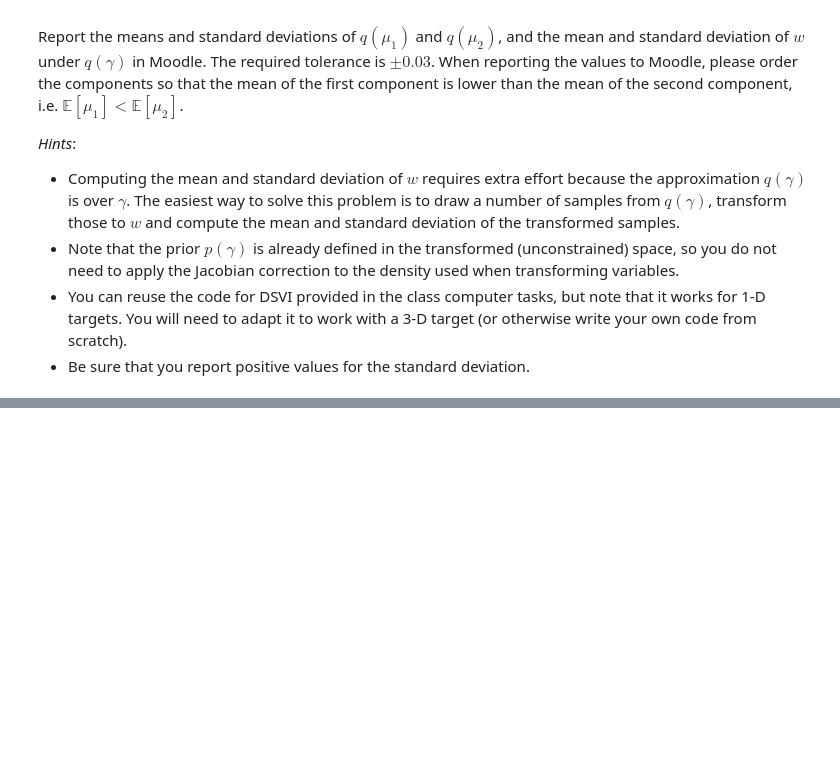
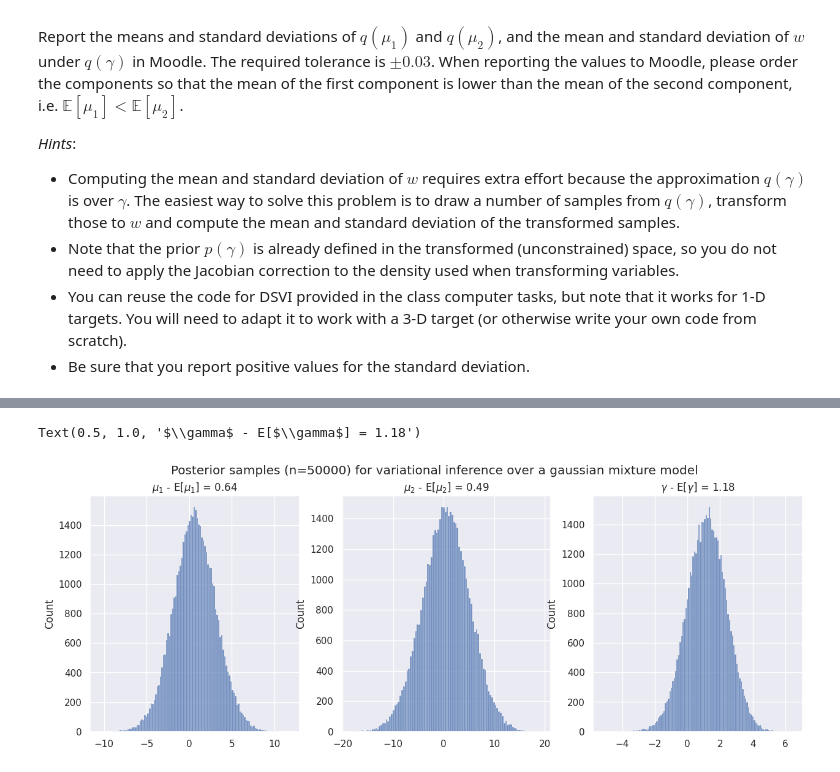
Before and after one commit to yherin/hy-computational-statistics-2023, a Jupyter notebook: Week 5 exercises.ipynb, the cells around one changed output, grey strips where cells are left out. Saved outputs shown, nothing was run; the diff lists cells and outputs as text; code cells hidden in the pictures; blank space fills up the shorter version.

```diff
--- a/Week 5 exercises.ipynb
+++ b/Week 5 exercises.ipynb
@@ -232,0 +232,9 @@ alpha, beta
+# %%
+
+
+def student_t_regression_target(y: Tensor, x: Tensor, theta: Tensor, nu: Tensor
+                                ) -> Tensor:
+
+        return -torch.sum(torch.distributions.StudentT(df=nu, loc=0, scale=1).log_prob(y - theta[0] - (theta[1] * x)))
+
+theta = tensor([0., 0.], requires_grad=True)
@@ -279,5 +321,4 @@ import pandas as pd
 import matplotlib.pyplot as plt
 
 dataframe = pd.read_csv('https://raw.githubusercontent.com/lacerbi/compstats-files/main/data/mixture_data2.txt', header=None, sep='\t')
-mixdata = dataframe.values[:,0]
-print(mixdata.mean(), mixdata.std())
+mixdata = tensor(dataframe.values[:,0])
@@ -283,0 +426,19 @@ print(mixdata.mean(), mixdata.std())
+# %%
+sns.set()
+
+mu1_cpu = mu1.detach().cpu()
+mu2_cpu = mu2.detach().cpu()
+gamma_cpu = gamma.detach().cpu()
+w_cpu = torch.sigmoid(gamma_cpu)
+
+fig, axes = plt.subplots(1, 3, figsize=(15, 5))
+fig.suptitle(f"Posterior samples (n={n_iterations}) for variational inference over a gaussian mixture model")
+sns.histplot(mu1_cpu, ax=axes[0])
+sns.histplot(mu2_cpu, ax=axes[1])
+sns.histplot(gamma_cpu, ax=axes[2])
+axes[0].set_title("$\mu_1$ - E[$\mu_1$] = {:.2f}".format(mu1_cpu.mean()))
+axes[1].set_title("$\mu_2$ - E[$\mu_2$] = {:.2f}".format(mu2_cpu.mean()))
+axes[2].set_title("$\gamma$ - E[$\gamma$] = {:.2f}".format(gamma_cpu.mean()))
+# %% [output]
+Text(0.5, 1.0, '$\\gamma$ - E[$\\gamma$] = 1.18')
+[figure, added]
```
Also changed, not shown: parts of 15 cells of this notebook, 3 other files.
